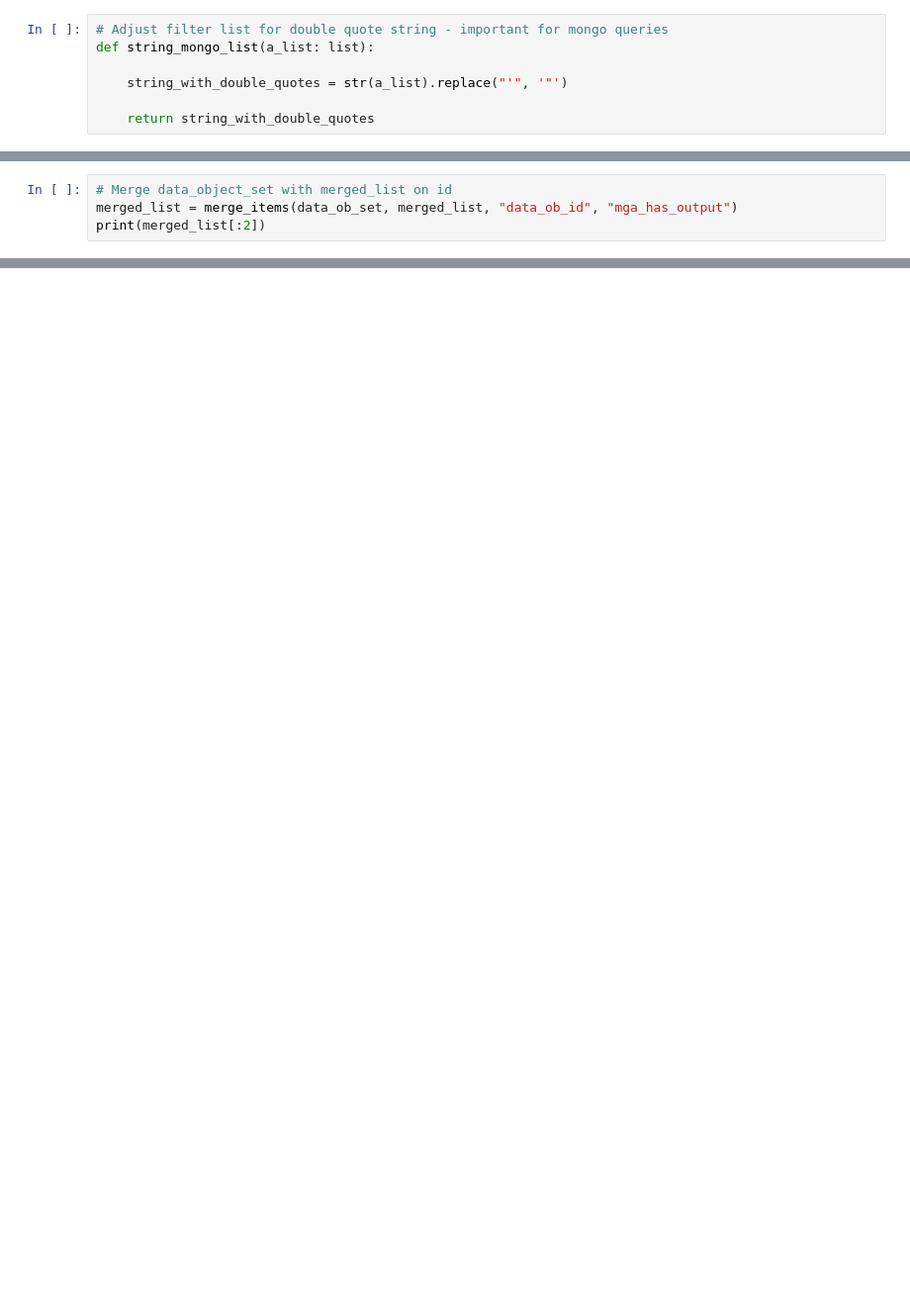
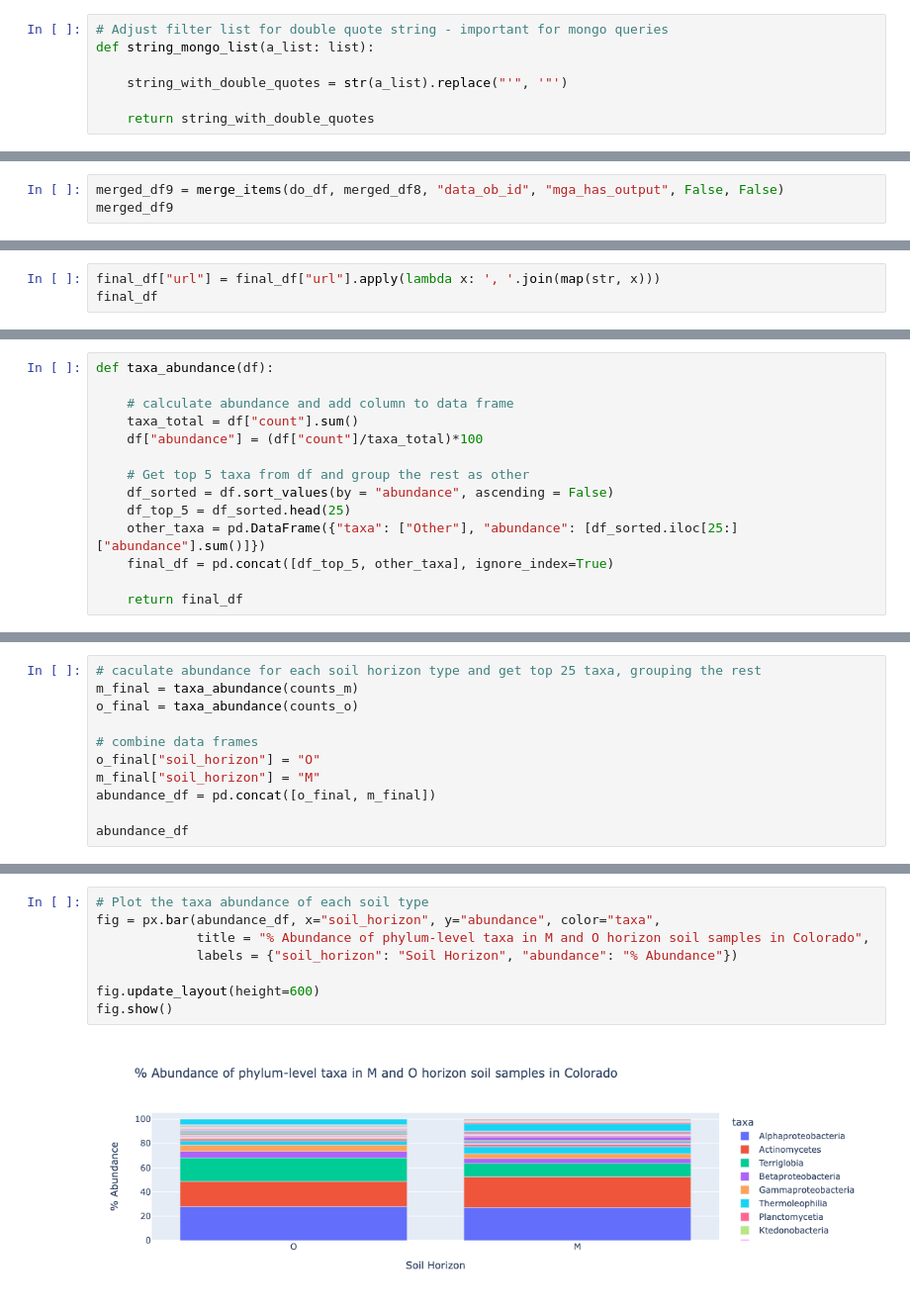
Before and after one commit to microbiomedata/nmdc_notebooks, a Jupyter notebook: taxonomic_dist_by_soil_layer/python/taxonomic_dist_soil_layer.ipynb, the cells around one changed output, grey strips where cells are left out. Shown at 99% size. Saved outputs shown, nothing was run; the diff lists cells and outputs as text; blank space fills up the shorter version.

```diff
--- a/taxonomic_dist_by_soil_layer/python/taxonomic_dist_soil_layer.ipynb
+++ b/taxonomic_dist_by_soil_layer/python/taxonomic_dist_soil_layer.ipynb
@@ -298,4 +648,3 @@ print(data_ob_set[:2])
 # %%
-# Merge data_object_set with merged_list on id
-merged_list = merge_items(data_ob_set, merged_list, "data_ob_id", "mga_has_output")
-print(merged_list[:2])
+merged_df9 = merge_items(do_df, merged_df8, "data_ob_id", "mga_has_output", False, False)
+merged_df9
@@ -301,0 +702,3 @@ print(merged_list[:2])
+# %%
+final_df["url"] = final_df["url"].apply(lambda x: ', '.join(map(str, x)))
+final_df
@@ -301,0 +833,14 @@ print(merged_list[:2])
+# %%
+def taxa_abundance(df):
+
+    # calculate abundance and add column to data frame
+    taxa_total = df["count"].sum()
+    df["abundance"] = (df["count"]/taxa_total)*100
+
+    # Get top 5 taxa from df and group the rest as other
+    df_sorted = df.sort_values(by = "abundance", ascending = False)
+    df_top_5 = df_sorted.head(25)
+    other_taxa = pd.DataFrame({"taxa": ["Other"], "abundance": [df_sorted.iloc[25:]["abundance"].sum()]})
+    final_df = pd.concat([df_top_5, other_taxa], ignore_index=True)
+
+    return final_df
@@ -301,0 +851,11 @@ print(merged_list[:2])
+# %%
+# caculate abundance for each soil horizon type and get top 25 taxa, grouping the rest
+m_final = taxa_abundance(counts_m)
+o_final = taxa_abundance(counts_o)
+
+# combine data frames
+o_final["soil_horizon"] = "O"
+m_final["soil_horizon"] = "M"
+abundance_df = pd.concat([o_final, m_final])
+
+abundance_df
@@ -301,0 +884,10 @@ print(merged_list[:2])
+# %%
+# Plot the taxa abundance of each soil type
+fig = px.bar(abundance_df, x="soil_horizon", y="abundance", color="taxa",
+             title = "% Abundance of phylum-level taxa in M and O horizon soil samples in Colorado",
+             labels = {"soil_horizon": "Soil Horizon", "abundance": "% Abundance"})
+
+fig.update_layout(height=600)
+fig.show()
+# %% [output]
+[figure, added]
```
Also changed, not shown: parts of 71 cells of this notebook, 1 other file.
